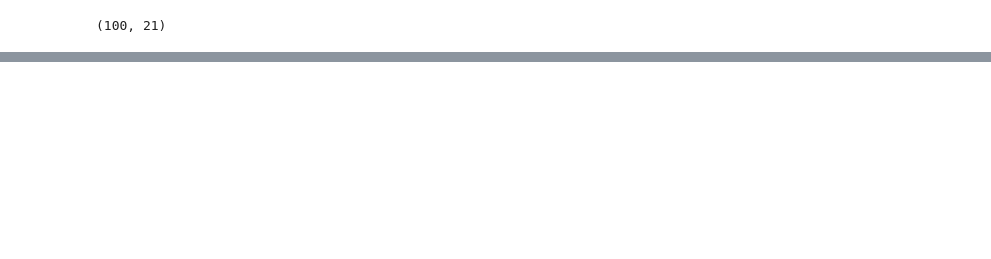
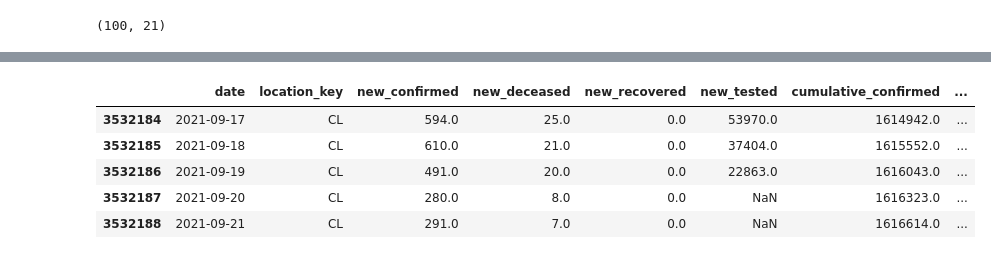
Before and after one commit to sherna90/mineria_datos, a Jupyter notebook: 3.-modelos_lineales.ipynb, the cells around one changed output, grey strips where cells are left out. Drawn from its saved outputs; the diff is of its cells as text; code cells hidden in the pictures; blank space fills up the shorter version.

```diff
--- a/3.-modelos_lineales.ipynb
+++ b/3.-modelos_lineales.ipynb
@@ -229,4 +225,8 @@ En este laboratorio Ud debe completar las siguientes tareas:
 # %%
 import pandas as pd
 
-pcr_test=pd.read_csv('https://raw.githubusercontent.com/owid/covid-19-data/master/public/data/owid-covid-data.csv')
+data_cases = pd.read_csv(
+    "https://storage.googleapis.com/covid19-open-data/v3/epidemiology.csv",
+    keep_default_na=False,
+    na_values=[""],
+)
@@ -510,0 +280,9 @@ plt.plot(np.exp(y_test),np.exp(y_hat),'b.')
+# %%
+data_cases.loc[data_cases.location_key=='CL'].tail(5)
+# %% [output]
+|  | date | location_key | new_confirmed | new_deceased | new_recovered | new_tested | cumulative_confirmed | ... |
+| 3532184 | 2021-09-17 | CL | 594.0 | 25.0 | 0.0 | 53970.0 | 1614942.0 | ... |
+| 3532185 | 2021-09-18 | CL | 610.0 | 21.0 | 0.0 | 37404.0 | 1615552.0 | ... |
+| 3532186 | 2021-09-19 | CL | 491.0 | 20.0 | 0.0 | 22863.0 | 1616043.0 | ... |
+| 3532187 | 2021-09-20 | CL | 280.0 | 8.0 | 0.0 | NaN | 1616323.0 | ... |
+| 3532188 | 2021-09-21 | CL | 291.0 | 7.0 | 0.0 | NaN | 1616614.0 | ... |
```
Also changed, not shown: parts of 44 cells of this notebook.
